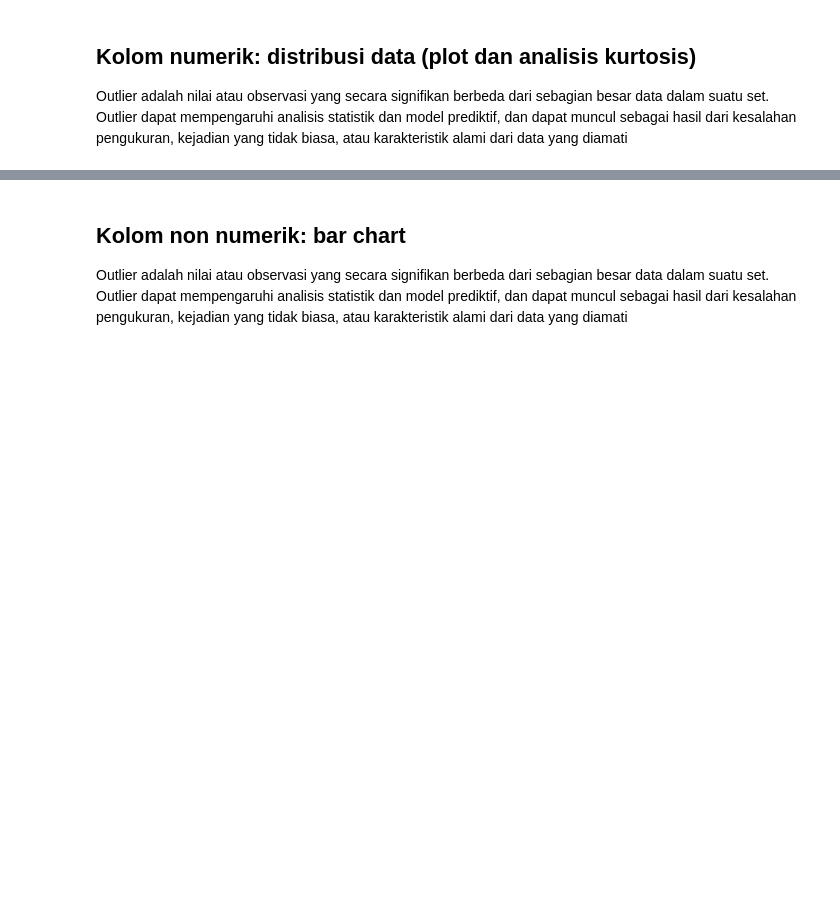
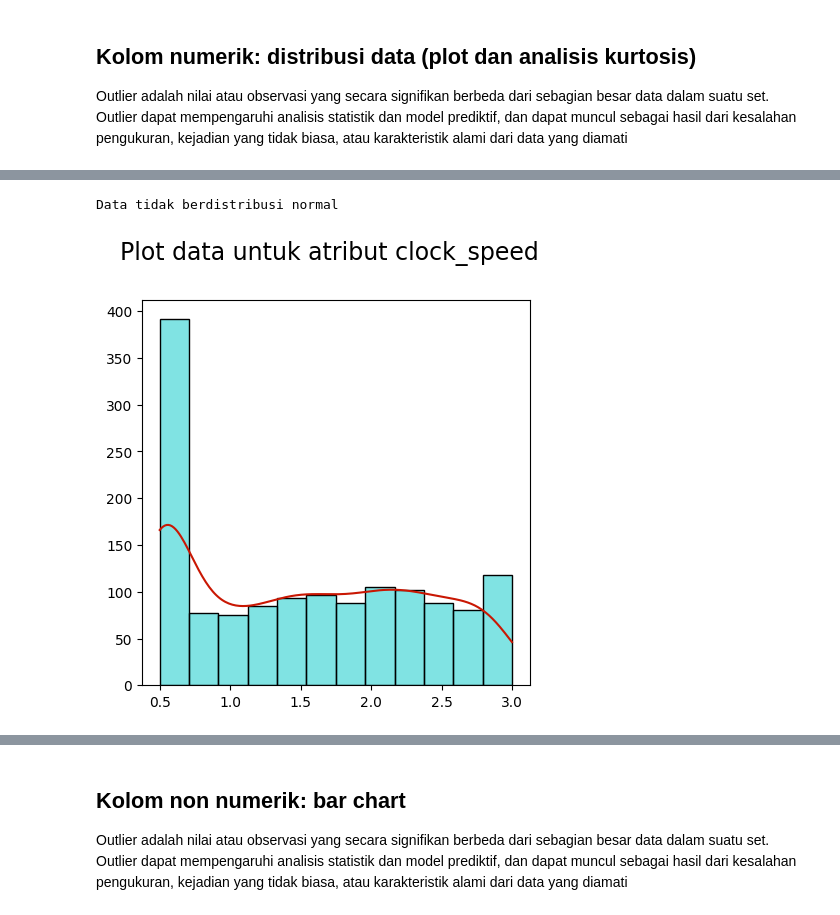
Before and after one commit to tarsn/Tucil2_AI_Dadatanal, a Jupyter notebook: Tucil2_AI_Dadatanal.ipynb, the cells around one changed output, grey strips where cells are left out. Drawn from its saved outputs; the diff is of its cells as text; code cells hidden in the pictures; blank space fills up the shorter version.

```diff
--- a/Tucil2_AI_Dadatanal.ipynb
+++ b/Tucil2_AI_Dadatanal.ipynb
@@ -324,0 +336,5 @@ Outlier adalah nilai atau observasi yang secara signifikan berbeda dari sebagian
+# %%
+data_numerik("clock_speed")
+# %% [output]
+Data tidak berdistribusi normal
+[figure, added]
```
Also changed, not shown: parts of 44 cells of this notebook.
